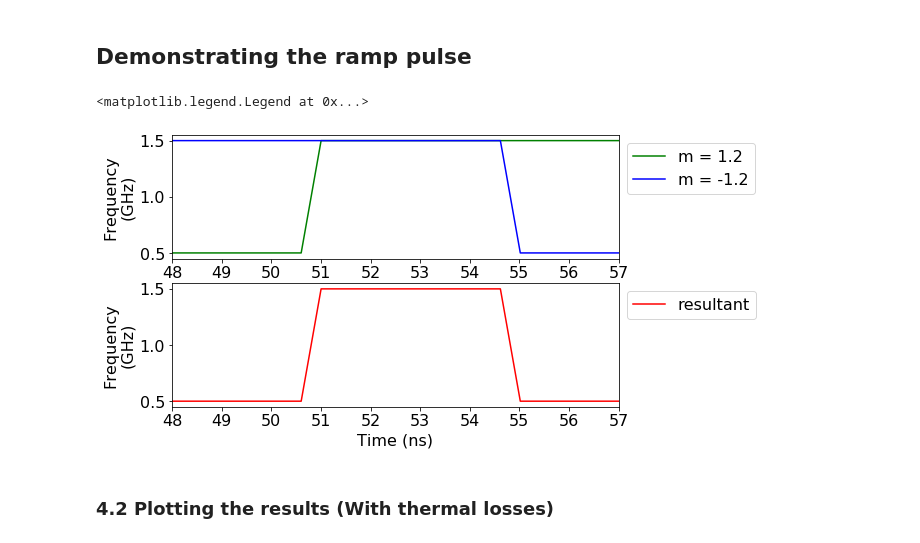
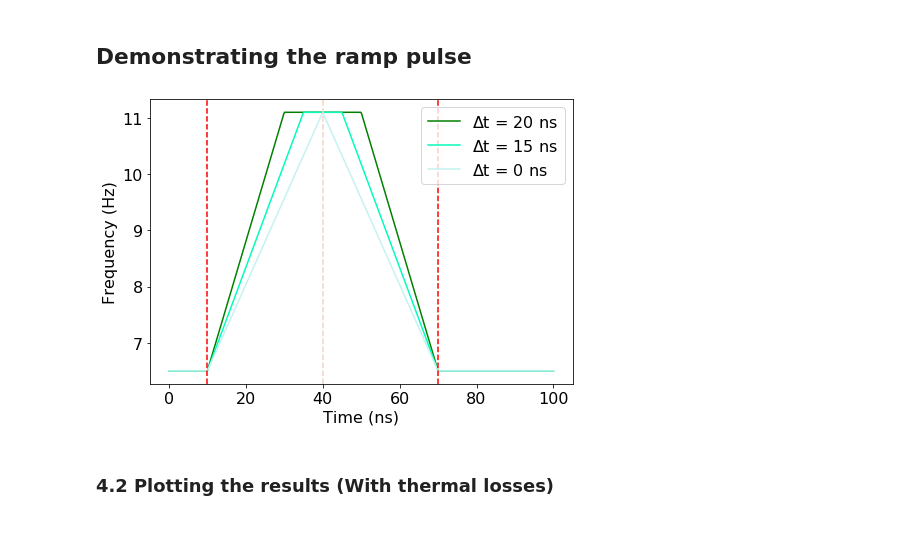
Before and after one commit to SoumyaShreeram/Qubit, a Jupyter notebook: control gates/Sending a smooth pulse (McKay).ipynb, the cells around one changed output. Cells and saved outputs as stored; diff of their text form; code cells hidden in the pictures.

```diff
--- a/control gates/Sending a smooth pulse (McKay).ipynb
+++ b/control gates/Sending a smooth pulse (McKay).ipynb
@@ -226,22 +247,24 @@ def w2_t(t, args=None):
 # %% [markdown]
 ## Demonstrating the ramp pulse
-# %%
-fig, axes = plt.subplots(2, 1, figsize=(8,5))
-tlist = np.linspace(0, 100, 250)
-
-axes[0].plot(tlist, [step_t(0.5, 1.5, 50, 1.2, 51, t) for t in tlist], 'g', label="m = 1.2")
-axes[0].plot(tlist, [step_t(1.5, 0.5, 56, -1.2, 55, t) for t in tlist], 'b', label="m = -1.2")
-axes[0].set_xlim(48, 57)
-axes[0].set_ylabel("Frequency\n(GHz)")
-axes[0].legend(loc="upper left", bbox_to_anchor=(1,1))
-
-axes[1].plot(tlist, [step_t(0.5, 1.5, 50, 1.2, 51, t)+step_t(1.5, 0.5, 56, -1.2, 55, t)-1.5 for t in tlist], 'r', label="resultant")
-axes[1].set_xlim(48, 57)
-axes[1].set_xlabel("Time (ns)")
-axes[1].set_ylabel("Frequency\n(GHz)")
-axes[1].legend(loc="upper left", bbox_to_anchor=(1,1))
-# %% [output]
-<matplotlib.legend.Legend at 0x...>
-[figure, removed]
+# %%
+fig, ax = plt.subplots(1, 1, figsize=(7,5))
+
+t_pulse1 = [10, 35, 45, 70]
+t_pulse2 = [10, 40, 40, 70]
+
+ax.plot(times, [rampPulseGen(t_pulse, w_q1, w_top, t) for t in times], 'g', label=r"$\Delta$t = 20 ns")
+ax.plot(times, [rampPulseGen(t_pulse1, w_q1, w_top, t) for t in times], '#03fcba', label=r"$\Delta$t = 15 ns")
+ax.plot(times, [rampPulseGen(t_pulse2, w_q1, w_top, t) for t in times], '#c4f2f1', label=r"$\Delta$t = 0 ns")
+
+ax.axvline(x=t_pulse[0], color='r', linestyle='--')
+ax.axvline(x=t_pulse[3], color='r', linestyle='--')
+ax.axvline(x=t_pulse2[2], color='#f2d4c4', linestyle='--')
+
+ax.set_xlabel('Time (ns)')
+ax.set_ylabel('Frequency (Hz)')
+ax.legend(loc="upper right")
+fig.tight_layout()
+# %% [output]
+[figure, added]
 # %%
 # time dependent Hamiltonian
```
Also changed, not shown: parts of 10 cells of this notebook.
